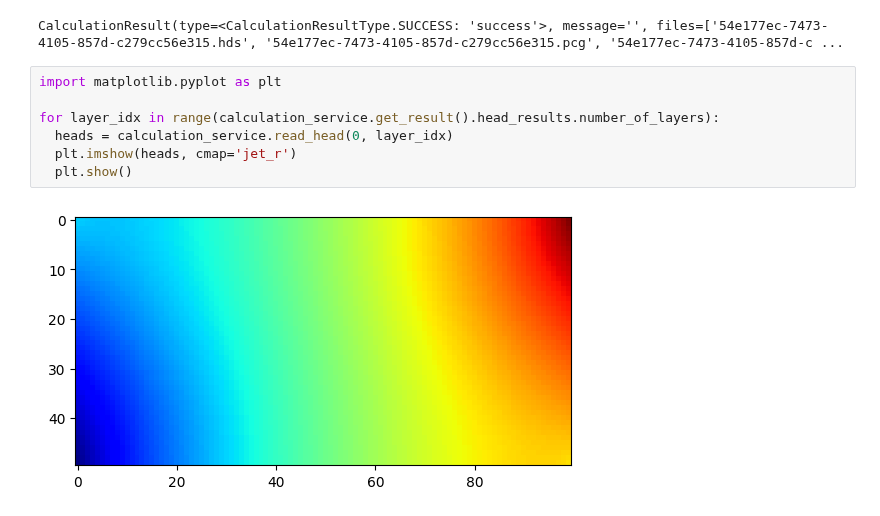
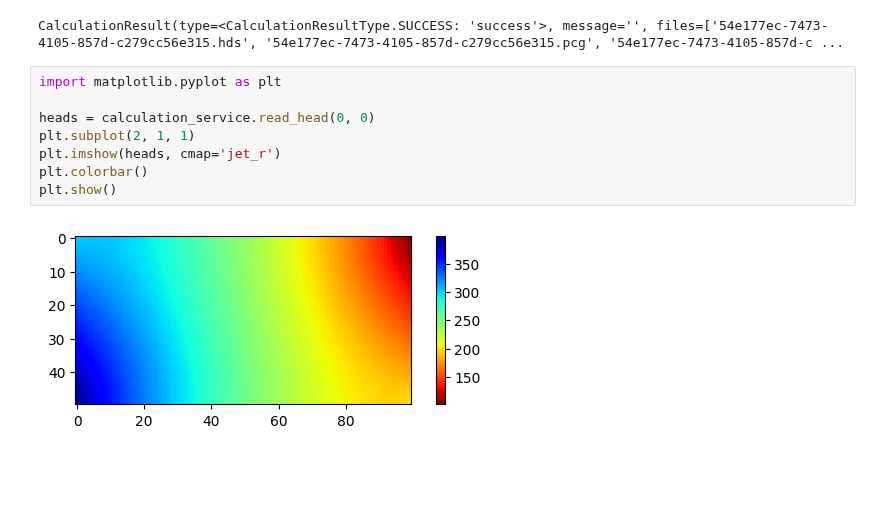
Before and after one commit to inowas/morpheus, a Jupyter notebook: src/backend/src/notebooks/Test_ConstantHeadBoundary.ipynb, the cells around one changed output. Cells and saved outputs as stored; diff of their text form; blank space fills up the shorter version.

```diff
--- a/src/backend/src/notebooks/Test_ConstantHeadBoundary.ipynb
+++ b/src/backend/src/notebooks/Test_ConstantHeadBoundary.ipynb
@@ -326,9 +326,10 @@ CalculationResult(type=<CalculationResultType.SUCCESS: 'success'>, message='', f
 # %%
 import matplotlib.pyplot as plt
 
-for layer_idx in range(calculation_service.get_result().head_results.number_of_layers):
-  heads = calculation_service.read_head(0, layer_idx)
-  plt.imshow(heads, cmap='jet_r')
-  plt.show()
+heads = calculation_service.read_head(0, 0)
+plt.subplot(2, 1, 1)
+plt.imshow(heads, cmap='jet_r')
+plt.colorbar()
+plt.show()
 # %% [output]
-[figure, old version]
+[figure, new version]
```
Also changed, not shown: 1 other file.
